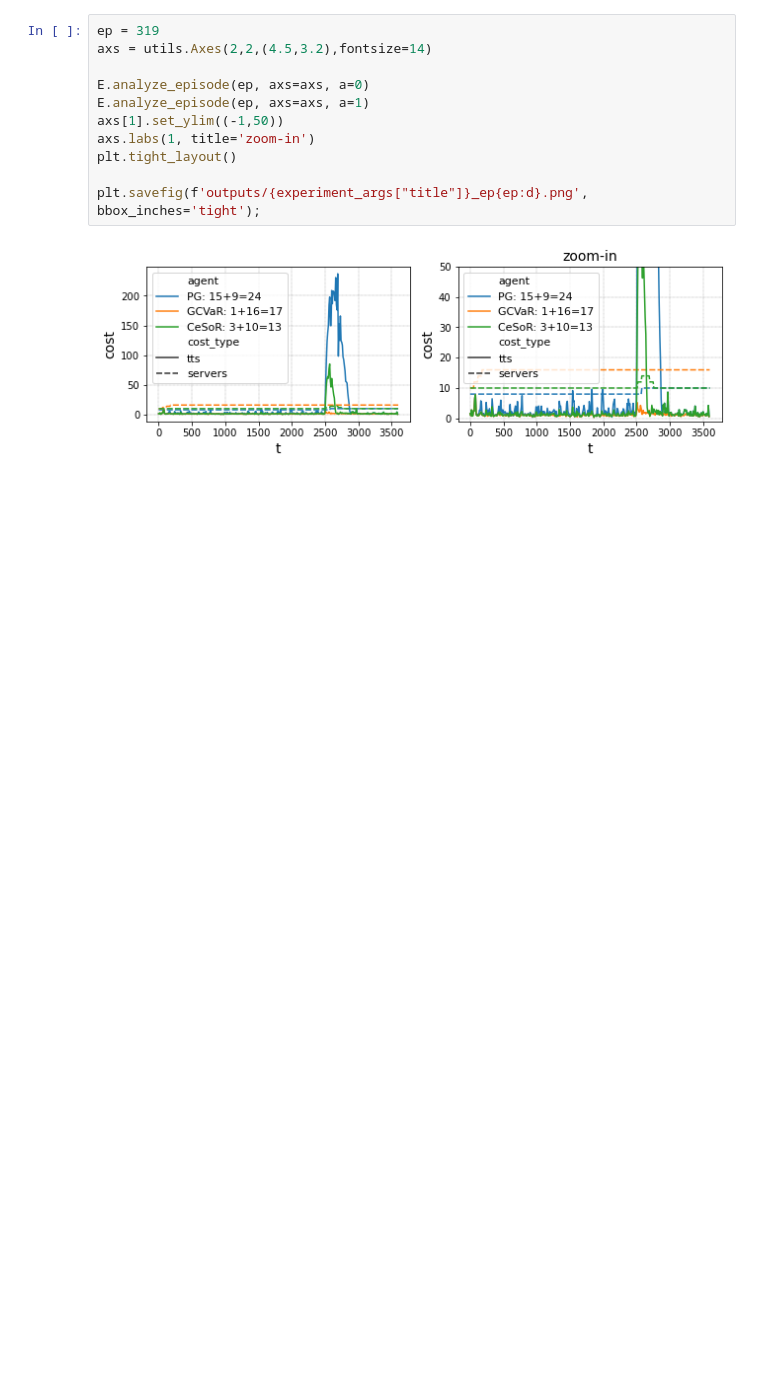
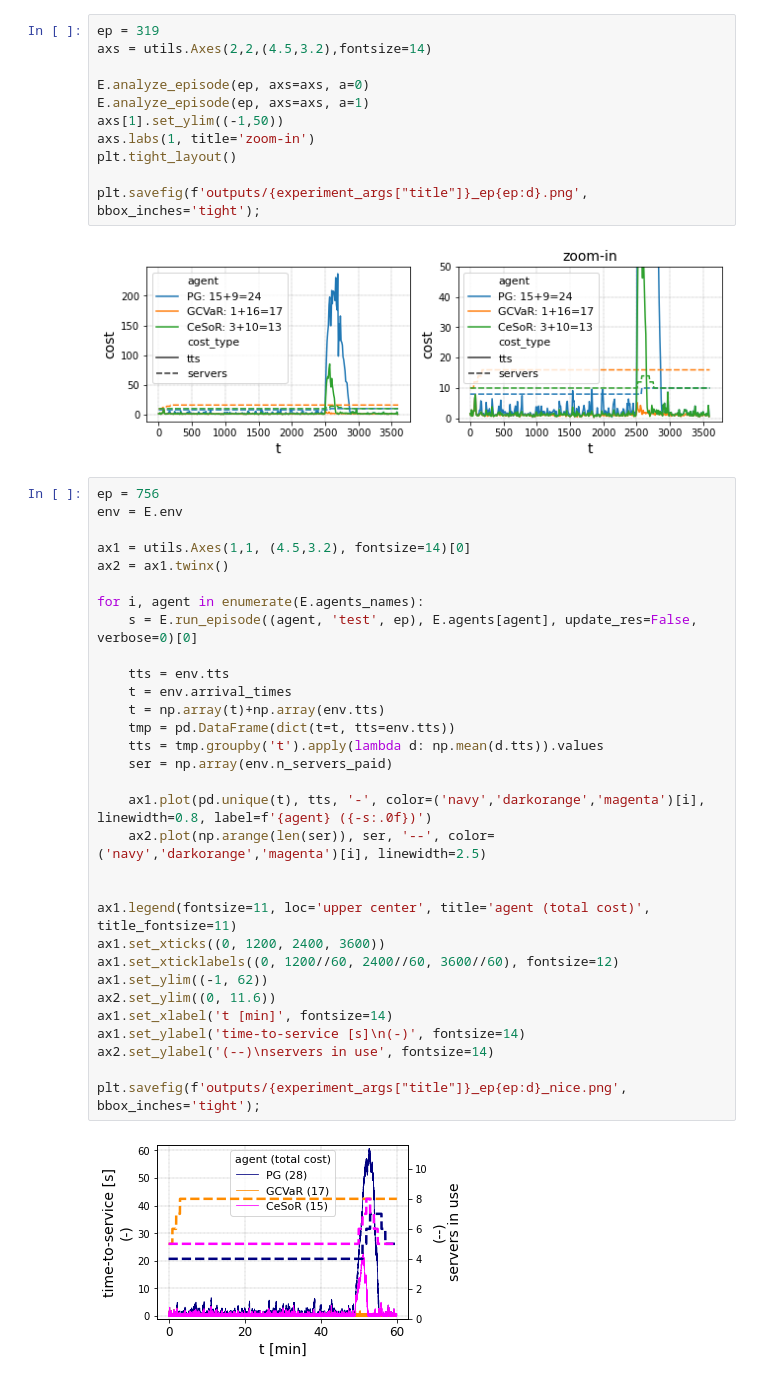
Before and after one commit to ido90/CeSoR, a Jupyter notebook: Examples/ServersAllocation/ServersExample.ipynb, the cells around one changed output. Saved outputs shown, nothing was run; the diff lists cells and outputs as text; blank space fills up the shorter version.

```diff
--- a/ServersExample.ipynb
+++ b/Examples/ServersAllocation/ServersExample.ipynb
@@ -181,3 +182,36 @@ plt.tight_layout()
 plt.savefig(f'outputs/{experiment_args["title"]}_ep{ep:d}.png', bbox_inches='tight');
 # %% [output]
 [figure]
+# %%
+ep = 756
+env = E.env
+
+ax1 = utils.Axes(1,1, (4.5,3.2), fontsize=14)[0]
+ax2 = ax1.twinx()
+
+for i, agent in enumerate(E.agents_names):
+    s = E.run_episode((agent, 'test', ep), E.agents[agent], update_res=False, verbose=0)[0]
+
+    tts = env.tts
+    t = env.arrival_times
+    t = np.array(t)+np.array(env.tts)
+    tmp = pd.DataFrame(dict(t=t, tts=env.tts))
+    tts = tmp.groupby('t').apply(lambda d: np.mean(d.tts)).values
+    ser = np.array(env.n_servers_paid)
+
+    ax1.plot(pd.unique(t), tts, '-', color=('navy','darkorange','magenta')[i], linewidth=0.8, label=f'{agent} ({-s:.0f})')
+    ax2.plot(np.arange(len(ser)), ser, '--', color=('navy','darkorange','magenta')[i], linewidth=2.5)
+
+
+ax1.legend(fontsize=11, loc='upper center', title='agent (total cost)', title_fontsize=11)
+ax1.set_xticks((0, 1200, 2400, 3600))
+ax1.set_xticklabels((0, 1200//60, 2400//60, 3600//60), fontsize=12)
+ax1.set_ylim((-1, 62))
+ax2.set_ylim((0, 11.6))
+ax1.set_xlabel('t [min]', fontsize=14)
+ax1.set_ylabel('time-to-service [s]\n(-)', fontsize=14)
+ax2.set_ylabel('(--)\nservers in use', fontsize=14)
+
+plt.savefig(f'outputs/{experiment_args["title"]}_ep{ep:d}_nice.png', bbox_inches='tight');
+# %% [output]
+[figure, added]
```
Also changed, not shown: parts of 3 cells of this notebook, 17 other files.
